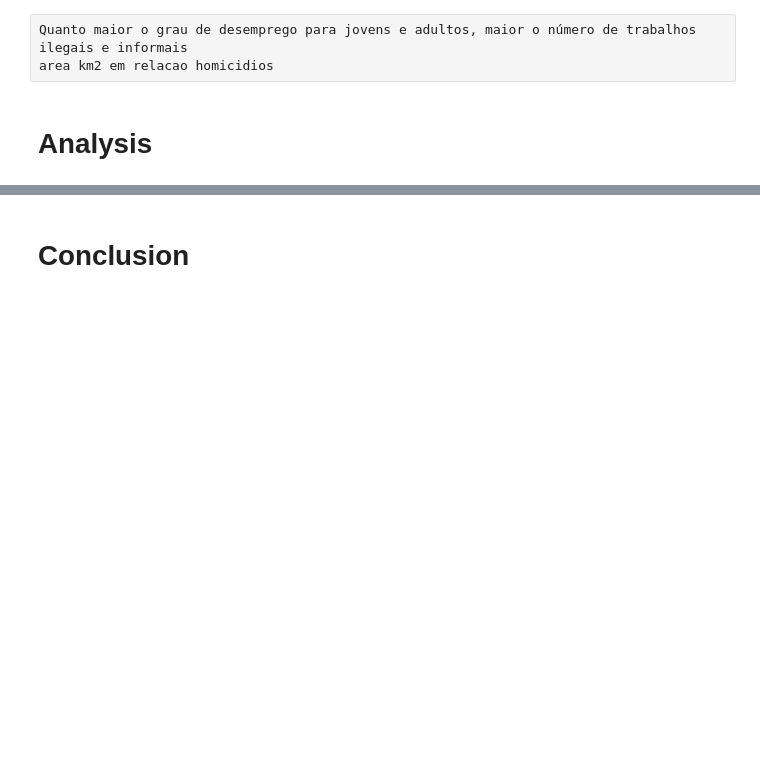
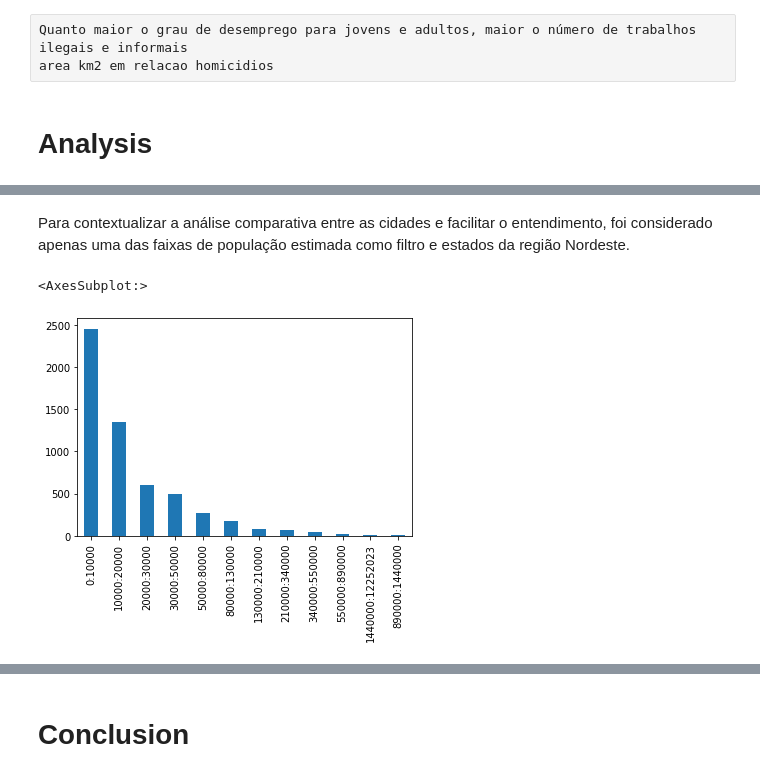
Before and after one commit to dunfrey/BCG-GAMMA-Challenge-2021, a Jupyter notebook: notebooks/2_data_understanding (1.3.1).ipynb, the cells around one changed output, grey strips where cells are left out. Saved outputs shown, nothing was run; the diff lists cells and outputs as text; code cells hidden in the pictures; blank space fills up the shorter version.

```diff
--- a/notebooks/2_data_understanding (1.3.1).ipynb
+++ b/notebooks/2_data_understanding (1.3.1).ipynb
@@ -497,0 +541,8 @@ Cumulative Distribution function
+# %% [markdown]
+Para contextualizar a análise comparativa entre as cidades e facilitar o entendimento, foi considerado apenas uma das faixas de população estimada como filtro e estados da região Nordeste.
+# %%
+# Distribuição de cidades por faixa de população Estimada
+ibge_municipio_populacao_estimada['faixaPopulacaoEstimada'].value_counts().plot(kind='bar')
+# %% [output]
+<AxesSubplot:>
+[figure, added]
```
Also changed, not shown: parts of 74 cells of this notebook, 1 other file.
